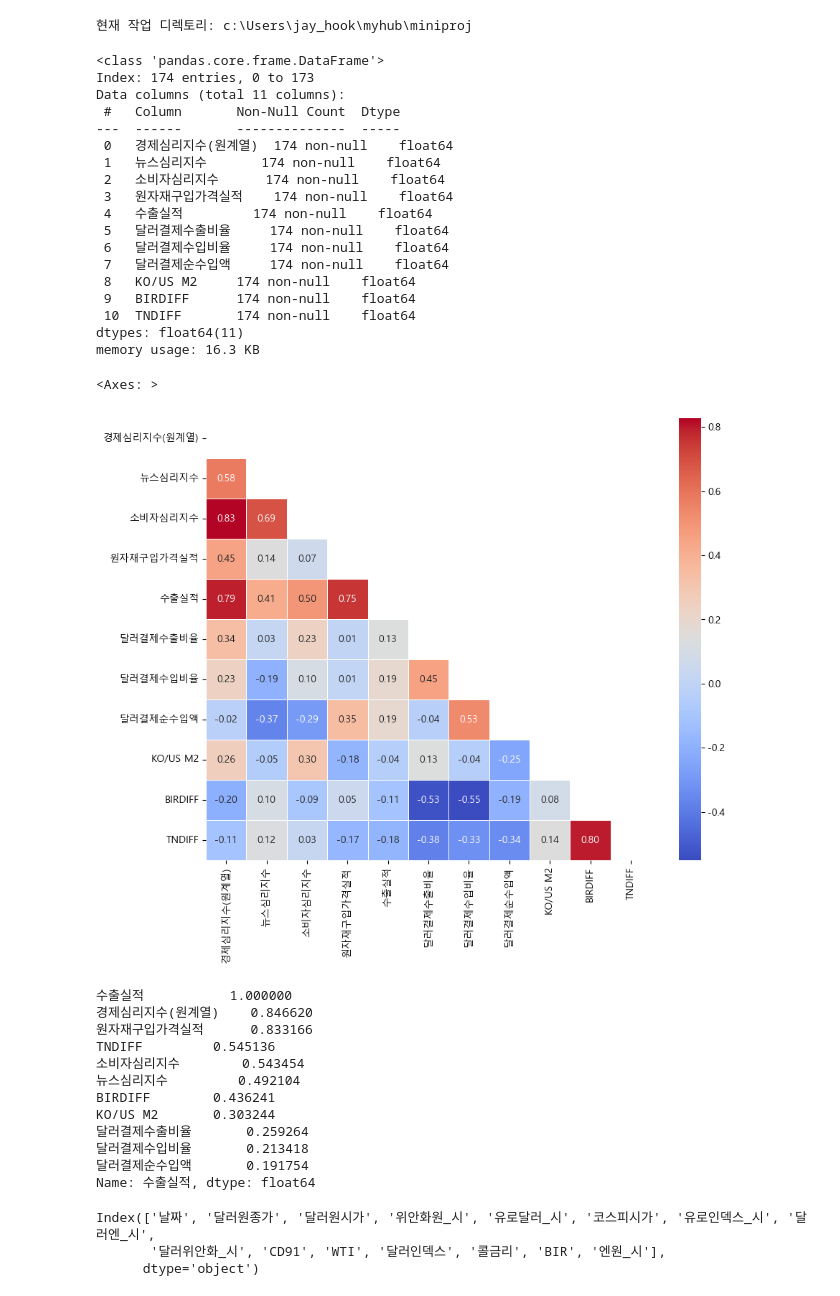
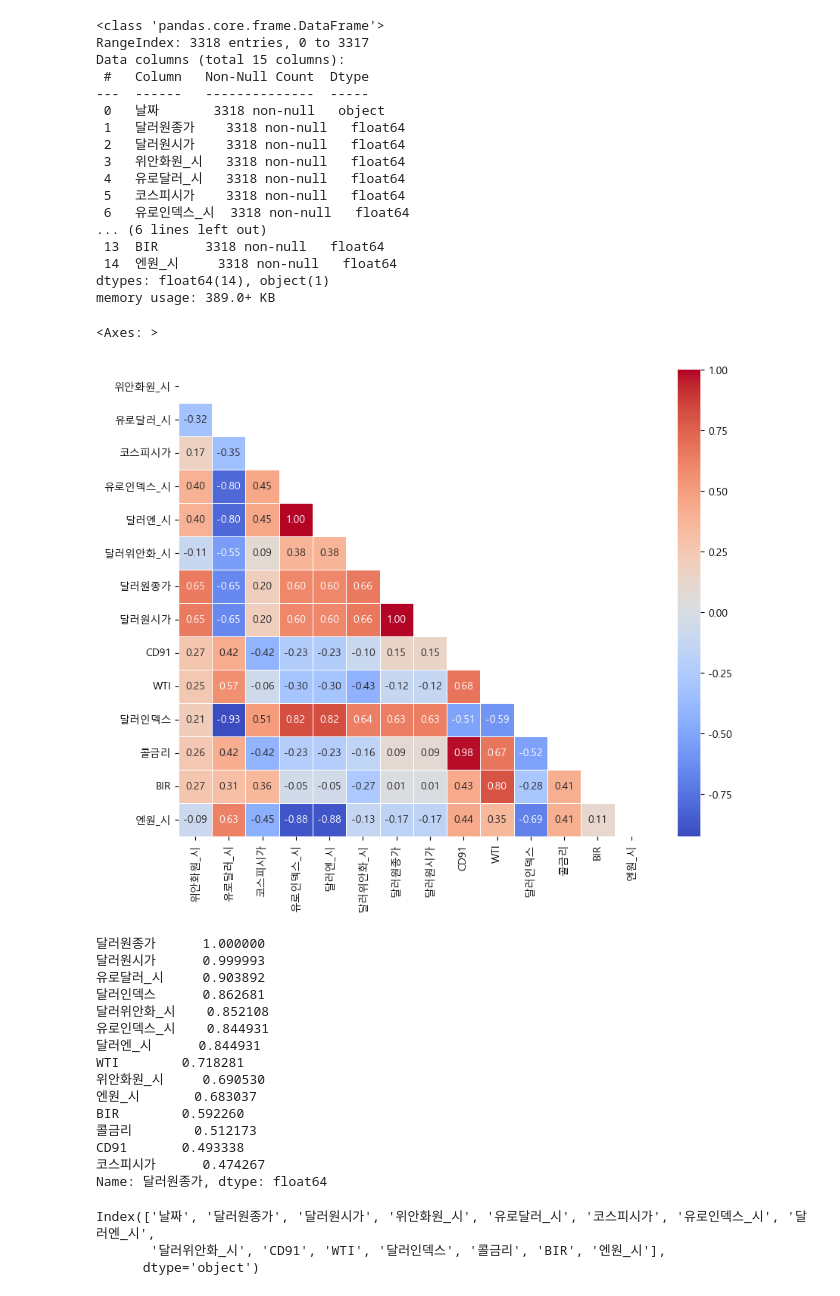
Before and after one commit to Jay-hook/mine, a Jupyter notebook: final_second.ipynb, the cells around one changed output. Drawn from its saved outputs; the diff is of its cells as text; code cells hidden in the pictures.

```diff
--- a/final_second.ipynb
+++ b/final_second.ipynb
@@ -1,7 +1 @@
-# %%
-import os
-current_directory = os.getcwd() # 현재 작업 디렉토리를 얻기
-print("현재 작업 디렉토리:", current_directory)
-# %% [output]
-현재 작업 디렉토리: c:\Users\jay_hook\myhub\miniproj
 # %%
@@ -33,56 +29,59 @@ plt.rc('axes',unicode_minus=False)
 # %%
 
 # 파일 불러오기
-df = pd.read_csv("./scaled_data.csv", index_col=0)
+df = pd.read_csv("../해커톤/Woo_data_3.csv", encoding='euc-kr')
 # %%
 df.info()
 # %% [output]
 <class 'pandas.core.frame.DataFrame'>
-Index: 174 entries, 0 to 173
-Data columns (total 11 columns):
- #   Column       Non-Null Count  Dtype
----  ------       --------------  -----
- 0   경제심리지수(원계열)  174 non-null    float64
- 1   뉴스심리지수       174 non-null    float64
- 2   소비자심리지수      174 non-null    float64
- 3   원자재구입가격실적    174 non-null    float64
- 4   수출실적         174 non-null    float64
- 5   달러결제수출비율     174 non-null    float64
- 6   달러결제수입비율     174 non-null    float64
- 7   달러결제순수입액     174 non-null    float64
- 8   KO/US M2     174 non-null    float64
- 9   BIRDIFF      174 non-null    float64
- 10  TNDIFF       174 non-null    float64
-dtypes: float64(11)
-memory usage: 16.3 KB
+RangeIndex: 3318 entries, 0 to 3317
+Data columns (total 15 columns):
+ #   Column   Non-Null Count  Dtype
+---  ------   --------------  -----
+ 0   날짜       3318 non-null   object
+ 1   달러원종가    3318 non-null   float64
+ 2   달러원시가    3318 non-null   float64
+ 3   위안화원_시   3318 non-null   float64
+ 4   유로달러_시   3318 non-null   float64
+ 5   코스피시가    3318 non-null   float64
+ 6   유로인덱스_시  3318 non-null   float64
+... (6 lines left out)
+ 13  BIR      3318 non-null   float64
+ 14  엔원_시     3318 non-null   float64
+dtypes: float64(14), object(1)
+memory usage: 389.0+ KB
 # %%
 # 변수 다중공정성 보기
 
-corr_data = df[df.columns].corr()
+corr_data = df[['위안화원_시', '유로달러_시', '코스피시가', '유로인덱스_시', '달러엔_시', '달러위안화_시',
+       '달러원종가', '달러원시가', 'CD91', 'WTI', '달러인덱스', '콜금리', 'BIR', '엔원_시']].corr()
 plt.figure(figsize=(10, 8))
 
 mask = np.triu(np.ones_like(corr_data, dtype=bool))
 
 sns.heatmap(corr_data, annot=True, cmap='coolwarm', linewidths=.5, fmt='.2f', mask=mask)
 # %% [output]
 <Axes: >
-[figure, old version]
+[figure, new version]
 # %%
 # 종속변수 인과관계 확인하기
-np.abs(corr_data.corr()['수출실적']).sort_values(ascending=False)
+np.abs(corr_data.corr()['달러원종가']).sort_values(ascending=False)
 # %% [output]
-수출실적           1.000000
-경제심리지수(원계열)    0.846620
-원자재구입가격실적      0.833166
-TNDIFF         0.545136
-소비자심리지수        0.543454
-뉴스심리지수         0.492104
-BIRDIFF        0.436241
-KO/US M2       0.303244
-달러결제수출비율       0.259264
-달러결제수입비율       0.213418
-달러결제순수입액       0.191754
-Name: 수출실적, dtype: float64
+달러원종가      1.000000
+달러원시가      0.999993
+유로달러_시     0.903892
+달러인덱스      0.862681
+달러위안화_시    0.852108
+유로인덱스_시    0.844931
+달러엔_시      0.844931
+WTI        0.718281
+위안화원_시     0.690530
+엔원_시       0.683037
+BIR        0.592260
+콜금리        0.512173
+CD91       0.493338
+코스피시가      0.474267
+Name: 달러원종가, dtype: float64
 # %%
 df.columns
 # %% [output]
```
Also changed, not shown: parts of 1 cell of this notebook, 28 other files.
